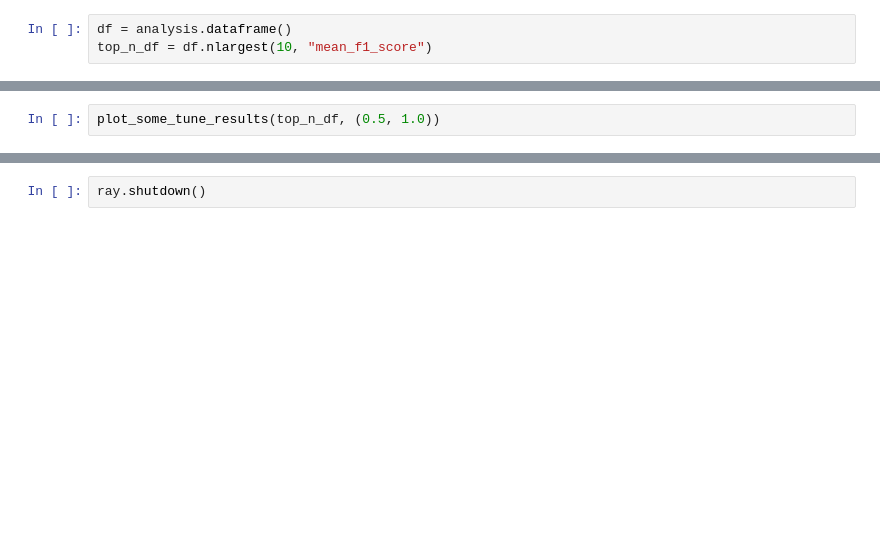
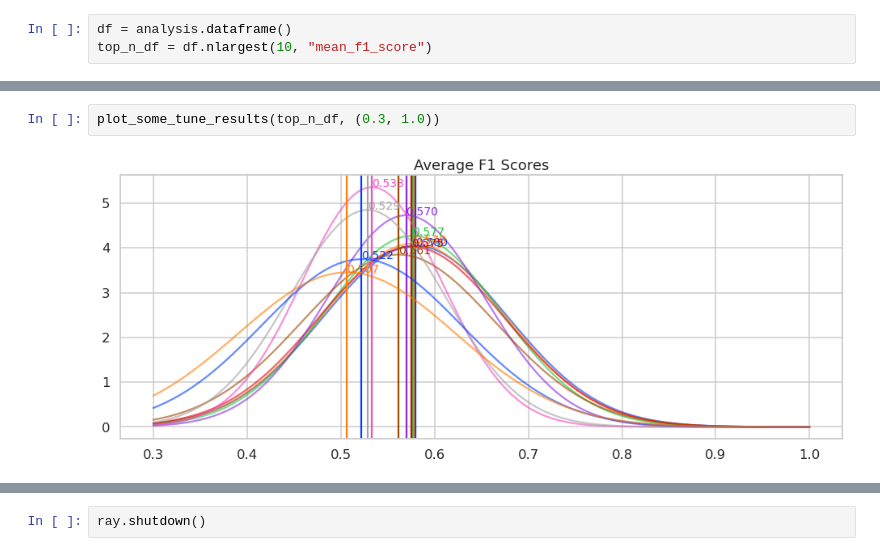
Before and after one commit to euclidity/transform-2020-ray, a Jupyter notebook: 3_tuning_seg_facies/1 - tuning SEG 2016 facies contest model.ipynb, the cells around one changed output, grey strips where cells are left out. Drawn from its saved outputs; the diff is of its cells as text; blank space fills up the shorter version.

```diff
--- a/3_tuning_seg_facies/1 - tuning SEG 2016 facies contest model.ipynb
+++ b/3_tuning_seg_facies/1 - tuning SEG 2016 facies contest model.ipynb
@@ -232,5 +297,7 @@ top_n_df.head()
 # %%
-plot_some_tune_results(top_n_df, (0.5, 1.0))
+plot_some_tune_results(top_n_df, (0.3, 1.0))
+# %% [output]
+[figure, added]
 # %%
 %load_ext tensorboard
 from tensorboard import notebook
```
Also changed, not shown: parts of 17 cells of this notebook, 3 other files.
